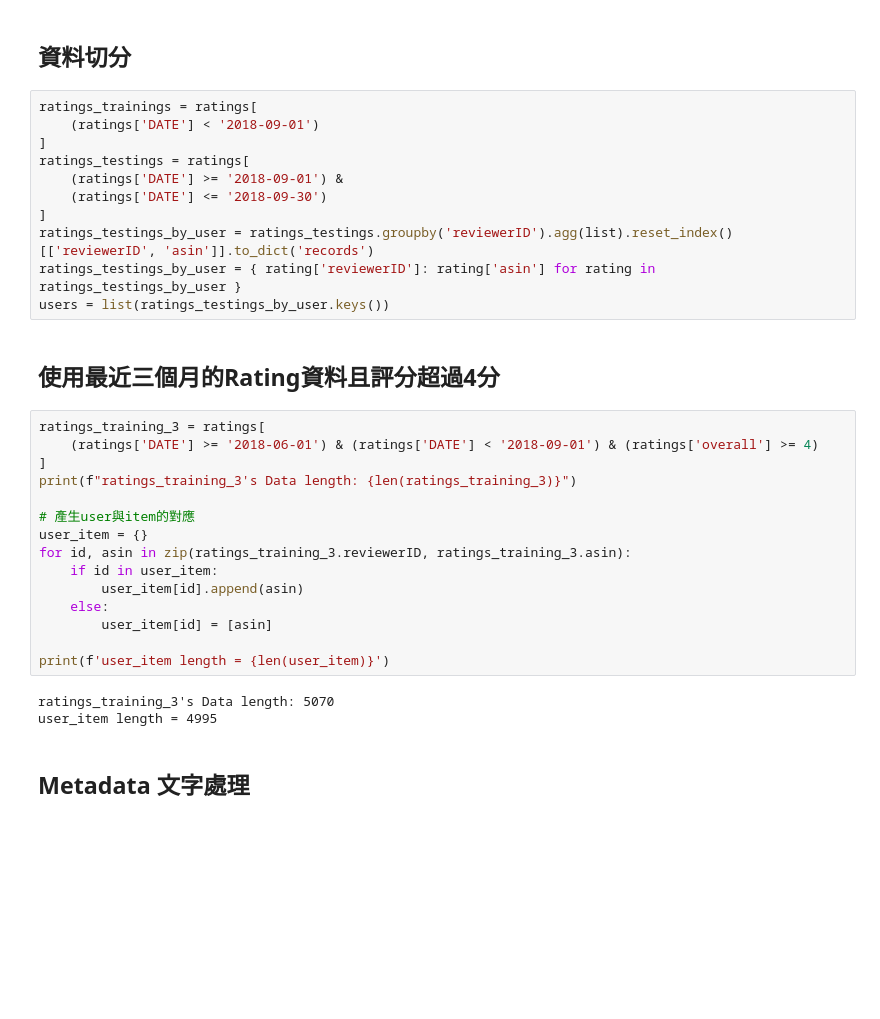
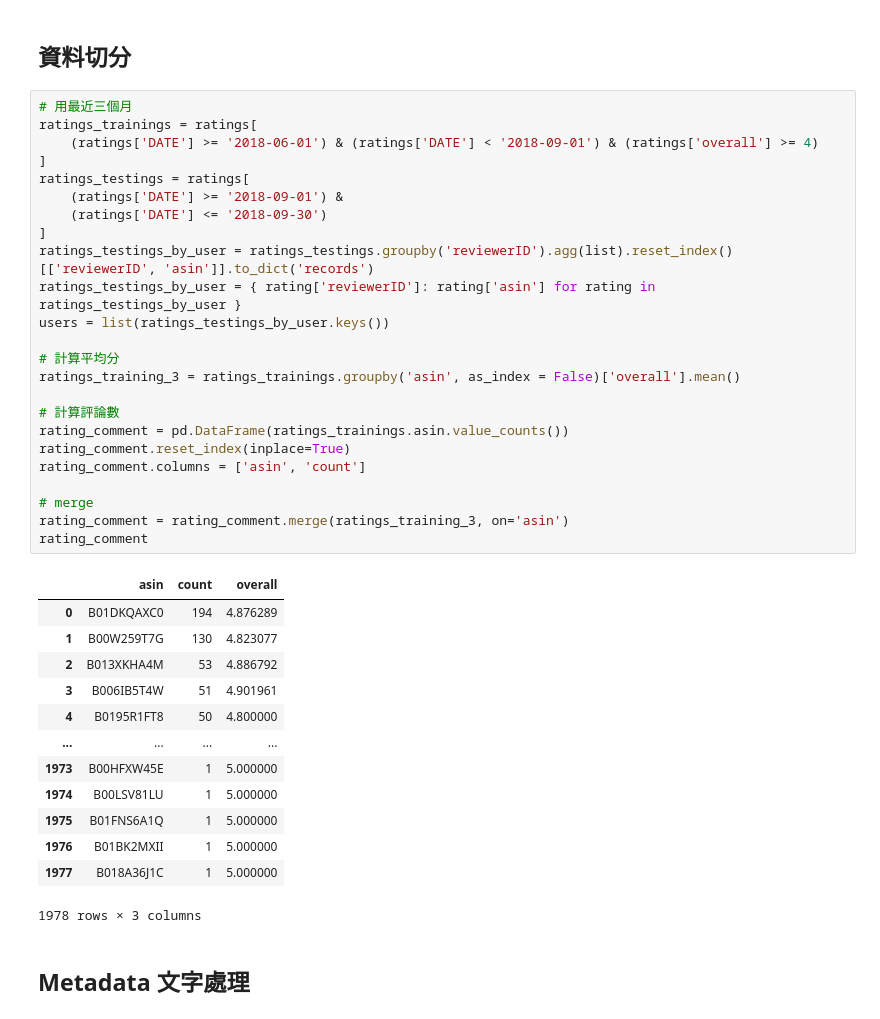
Before and after one commit to JianChengChang/data-course-sample, a Jupyter notebook: content-based.ipynb, the cells around one changed output. Saved outputs shown, nothing was run; the diff lists cells and outputs as text; blank space fills up the shorter version.

```diff
--- a/content-based.ipynb
+++ b/content-based.ipynb
@@ -69,36 +69,43 @@ ratings['DATE'] = pd.to_datetime(ratings['unixReviewTime'], unit='s')
 # %% [markdown]
 ## 資料切分
 # %%
+# 用最近三個月
 ratings_trainings = ratings[
-    (ratings['DATE'] < '2018-09-01')
+    (ratings['DATE'] >= '2018-06-01') & (ratings['DATE'] < '2018-09-01') & (ratings['overall'] >= 4)
 ]
 ratings_testings = ratings[
     (ratings['DATE'] >= '2018-09-01') &
     (ratings['DATE'] <= '2018-09-30')
 ]
 ratings_testings_by_user = ratings_testings.groupby('reviewerID').agg(list).reset_index()[['reviewerID', 'asin']].to_dict('records')
 ratings_testings_by_user = { rating['reviewerID']: rating['asin'] for rating in ratings_testings_by_user }
 users = list(ratings_testings_by_user.keys())
+
+# 計算平均分
+ratings_training_3 = ratings_trainings.groupby('asin', as_index = False)['overall'].mean()
+
+# 計算評論數
+rating_comment = pd.DataFrame(ratings_trainings.asin.value_counts())
+rating_comment.reset_index(inplace=True)
+rating_comment.columns = ['asin', 'count']
+
+# merge
+rating_comment = rating_comment.merge(ratings_training_3, on='asin')
+rating_comment
+# %% [output]
+|  | asin | count | overall |
+| 0 | B01DKQAXC0 | 194 | 4.876289 |
+| 1 | B00W259T7G | 130 | 4.823077 |
+| 2 | B013XKHA4M | 53 | 4.886792 |
+| 3 | B006IB5T4W | 51 | 4.901961 |
+| 4 | B0195R1FT8 | 50 | 4.800000 |
+| ... | ... | ... | ... |
+| 1973 | B00HFXW45E | 1 | 5.000000 |
+| 1974 | B00LSV81LU | 1 | 5.000000 |
+| 1975 | B01FNS6A1Q | 1 | 5.000000 |
+| 1976 | B01BK2MXII | 1 | 5.000000 |
+| 1977 | B018A36J1C | 1 | 5.000000 |
+1978 rows × 3 columns
-# %% [markdown]
-## 使用最近三個月的Rating資料且評分超過4分
-# %%
-ratings_training_3 = ratings[
-    (ratings['DATE'] >= '2018-06-01') & (ratings['DATE'] < '2018-09-01') & (ratings['overall'] >= 4)
-]
-print(f"ratings_training_3's Data length: {len(ratings_training_3)}")
-
-# 產生user與item的對應
-user_item = {}
-for id, asin in zip(ratings_training_3.reviewerID, ratings_training_3.asin):
-    if id in user_item:
-        user_item[id].append(asin)
-    else:
-        user_item[id] = [asin]
-
-print(f'user_item length = {len(user_item)}')
-# %% [output]
-ratings_training_3's Data length: 5070
-user_item length = 4995
 # %% [markdown]
 ## Metadata 文字處理
 # %%
```
Also changed, not shown: parts of 2 cells of this notebook.
